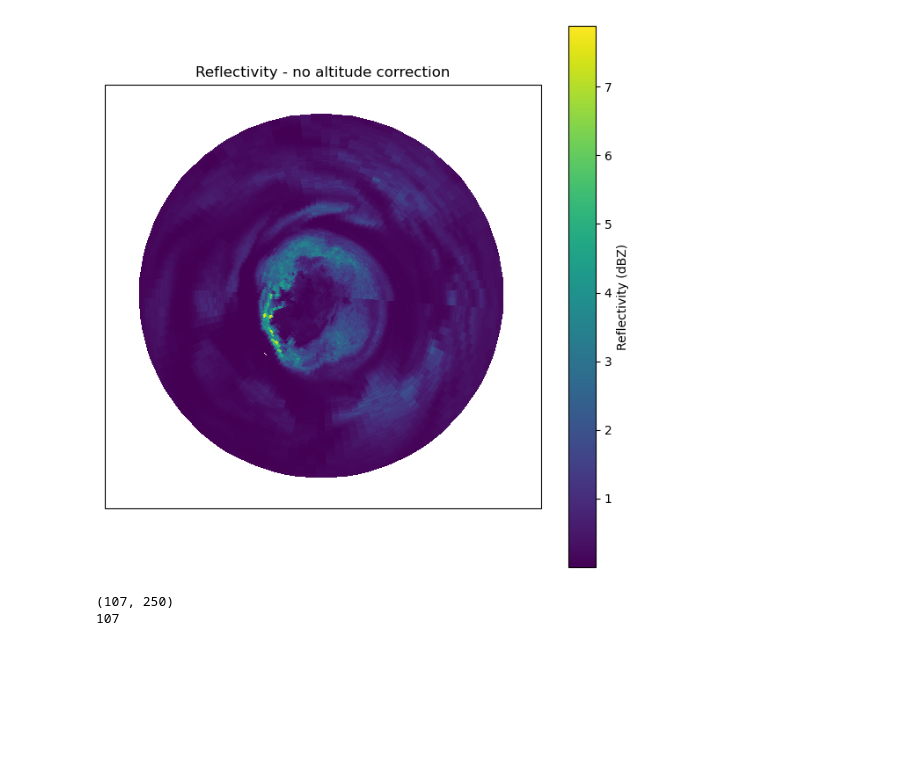
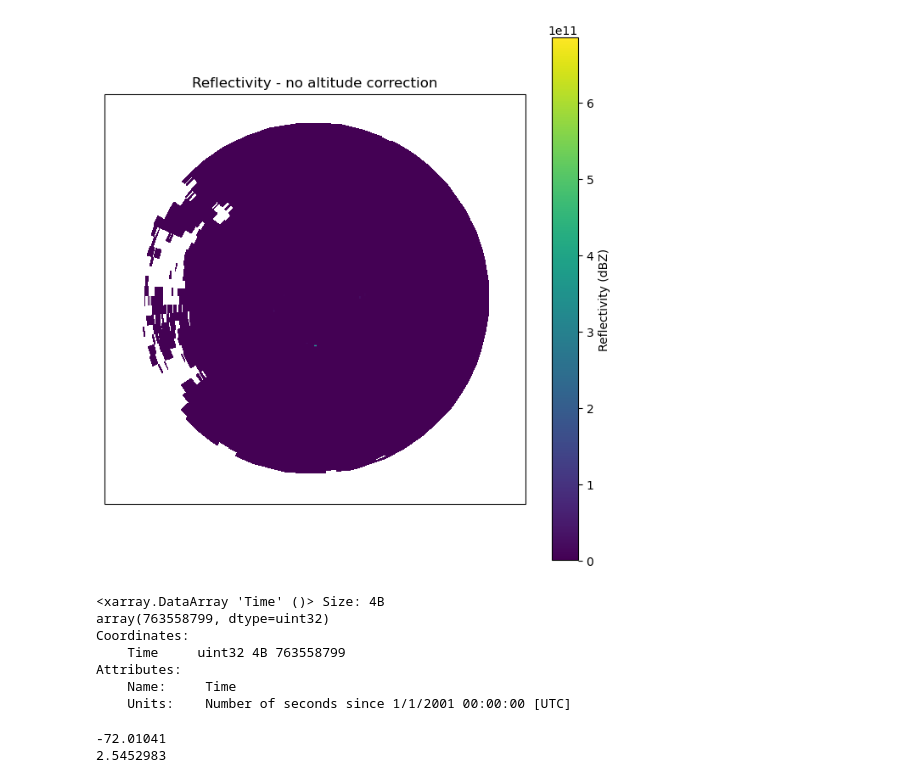
Before and after one commit to Troll-Observing-Network/neumayer-snowfall, a Jupyter notebook: Radar_Plotter.ipynb, the cells around one changed output. Cells and saved outputs as stored; diff of their text form; code cells hidden in the pictures; blank space fills up the shorter version.

```diff
--- a/Radar_Plotter.ipynb
+++ b/Radar_Plotter.ipynb
@@ -33,7 +24,10 @@ data='/gws/nopw/j04/tone_ico_gws/data/tone-ico_doppler_scanning_cloud_radar/L0/Y
 # The radar name is tone-ico_doppler_scanning_cloud_radar
 # The scan name is tone-ico_terrace_wind_az_0_360_el_18_18_250313_113959_P05_PPI
 # The data type is '.LV1.NC' which indicates that it is the Level 1 (Moments) in netCDF format
-file=data+'tone-ico_doppler_scanning_cloud_radar_tone-ico_terrace_wind_az_0_360_el_18_18_250313_113959_P05_PPI.LV1.NC'
+
+#file=data+'tone-ico_doppler_scanning_cloud_radar_tone-ico_terrace_wind_az_0_360_el_18_18_250313_113959_P05_PPI.LV1.NC'
+file = data+'tone-ico_doppler_scanning_cloud_radar_tone-ico_terrace_wind_az_0_360_el_18_18_250313_234002_P05_PPI.LV1.NC'
+
 
 # Read the data
 import xarray as xr
@@ -122,18 +125,33 @@ lon, lat = transformer.transform(X, Y)
 # %%
 fig = plt.figure(figsize=(8, 8))
 ax = plt.axes(projection=ccrs.SouthPolarStereo())
 
 ax.set_extent([trollLon-0.5, trollLon+0.5, trollLat-0.15, trollLat+0.15], crs=ccrs.PlateCarree())
 ax.coastlines()
 
-cf = ax.pcolormesh(lon, lat, data_stacked, transform=ccrs.PlateCarree(), cmap='viridis')
+z = 10 ** (data_stacked / 10)
+sr = (z / 18) ** (1/1.1)
+
+cf = ax.pcolormesh(lon, lat, z, transform=ccrs.PlateCarree(), cmap='viridis')
 plt.colorbar(cf, label='Reflectivity (dBZ)')
 plt.title("Reflectivity - no altitude correction")
 
 plt.show()
 # %% [output]
-[figure, old version]
+[figure, new version]
 # %%
+print(ds['Time'][0])
 # %% [output]
-(107, 250)
-107
+<xarray.DataArray 'Time' ()> Size: 4B
+array(763558799, dtype=uint32)
+Coordinates:
+    Time     uint32 4B 763558799
+Attributes:
+    Name:     Time
+    Units:    Number of seconds since 1/1/2001 00:00:00 [UTC]
+# %%
+print(trollLat)
+print(trollLon)
+# %% [output]
+-72.01041
+2.5452983
```
Also changed, not shown: parts of 3 cells of this notebook, 1 other file.
